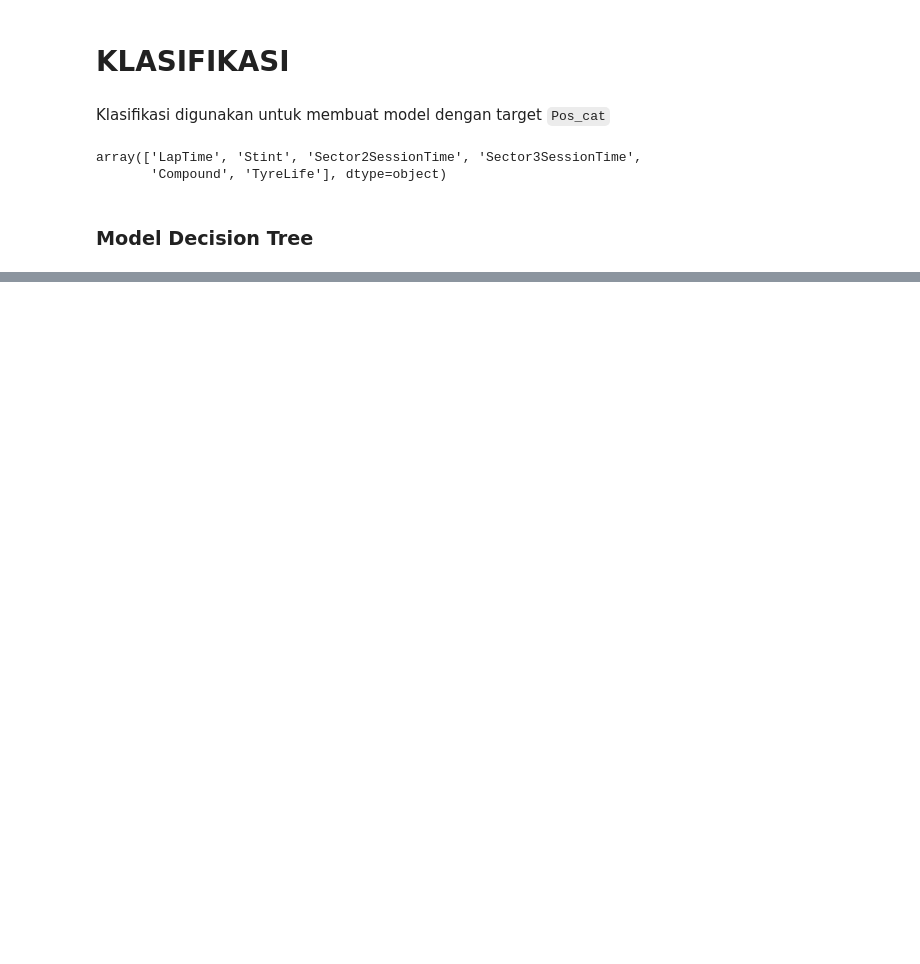
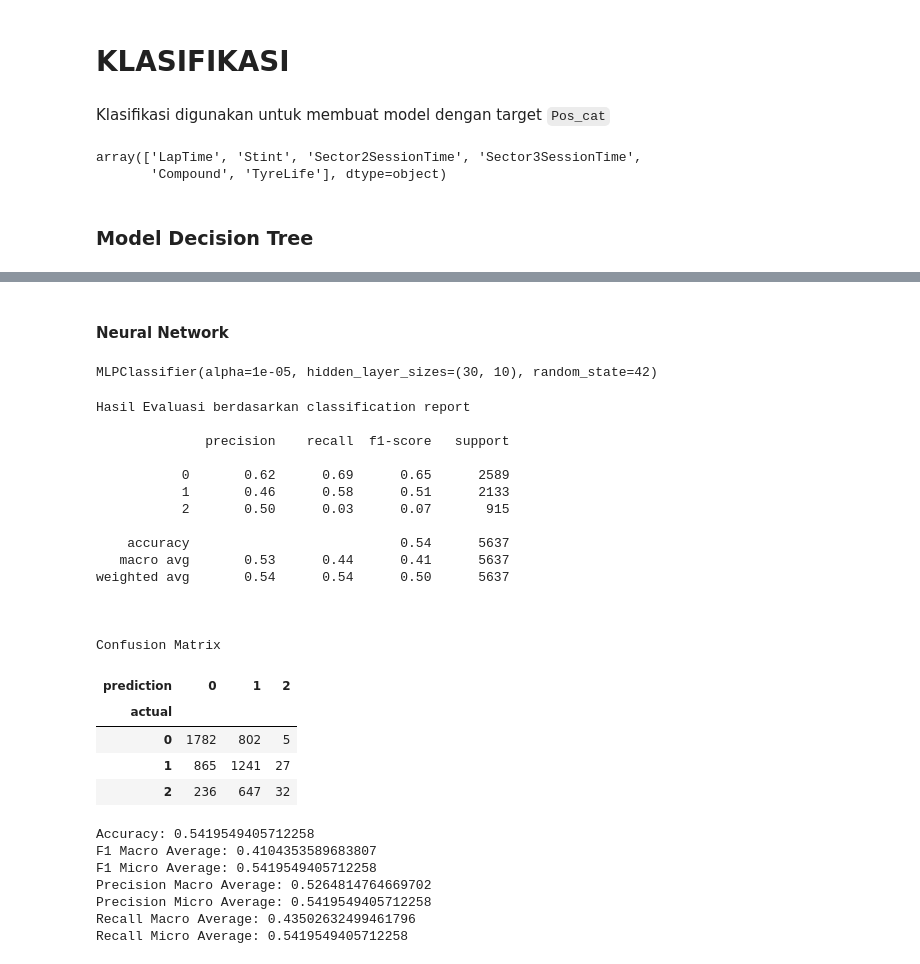
Before and after one commit to F1-biasa-aja/F1-kasdd, a Jupyter notebook: F1 Biasa Aja.ipynb, the cells around one changed output, grey strips where cells are left out. Cells and saved outputs as stored; diff of their text form; code cells hidden in the pictures; blank space fills up the shorter version.

```diff
--- a/F1 Biasa Aja.ipynb
+++ b/F1 Biasa Aja.ipynb
@@ -532,3 +643,49 @@ X_test_scaled = scaler.transform(X_class_test)
 # Decision Tree Hyperparameter
 # %%
 # Random Forest Hyperparameter
+# %% [markdown]
+#### Neural Network
+# %%
+# Definisi MLPClassifier class
+mlp_classifier = MLPClassifier(
+    alpha=1e-5,
+    hidden_layer_sizes=(30,10),
+    solver='adam',
+    random_state=42,
+    activation='relu'
+)
+
+mlp_classifier.fit(X_class_train, y_class_train)
+# %% [output]
+MLPClassifier(alpha=1e-05, hidden_layer_sizes=(30, 10), random_state=42)
+# %%
+predicted_nn = mlp_classifier.predict(X_class_test)
+classification_metrics(predicted_nn, y_class_test)
+# %% [output]
+Hasil Evaluasi berdasarkan classification report
+
+              precision    recall  f1-score   support
+
+           0       0.62      0.69      0.65      2589
+           1       0.46      0.58      0.51      2133
+           2       0.50      0.03      0.07       915
+
+    accuracy                           0.54      5637
+   macro avg       0.53      0.44      0.41      5637
+weighted avg       0.54      0.54      0.50      5637
+
+
+
+Confusion Matrix
+| prediction | 0 | 1 | 2 |
+| actual |  |  |  |
+| 0 | 1782 | 802 | 5 |
+| 1 | 865 | 1241 | 27 |
+| 2 | 236 | 647 | 32 |
+Accuracy: 0.5419549405712258
+F1 Macro Average: 0.4104353589683807
+F1 Micro Average: 0.5419549405712258
+Precision Macro Average: 0.5264814764669702
+Precision Micro Average: 0.5419549405712258
+Recall Macro Average: 0.43502632499461796
+Recall Micro Average: 0.5419549405712258
```
Also changed, not shown: parts of 19 cells of this notebook.
